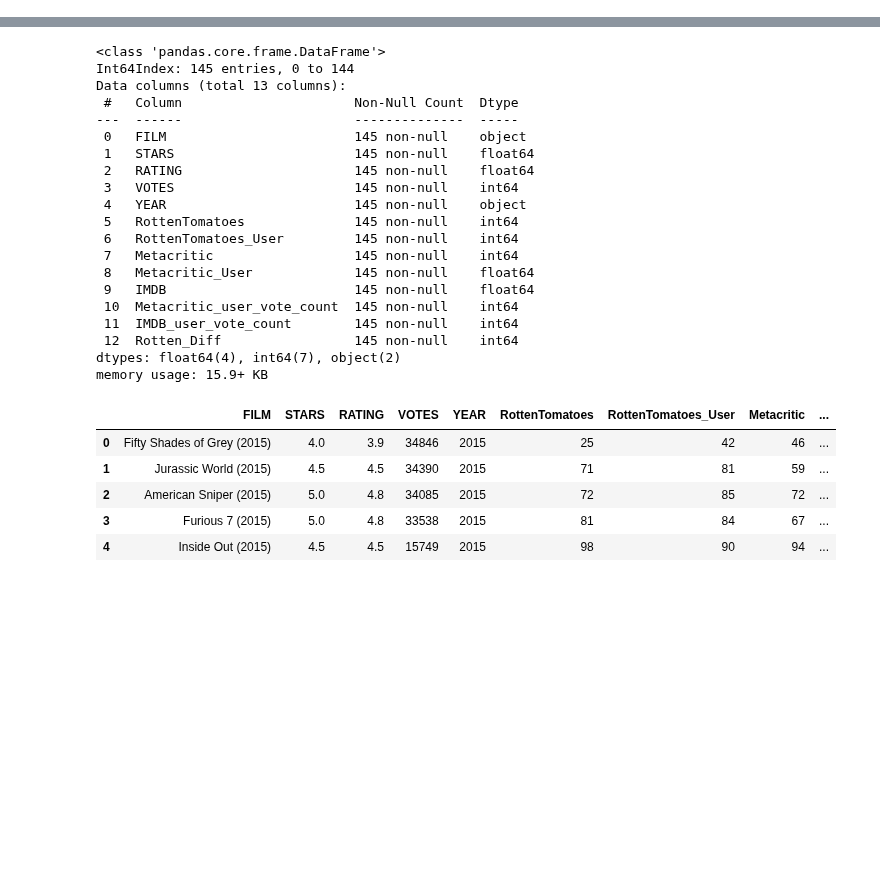
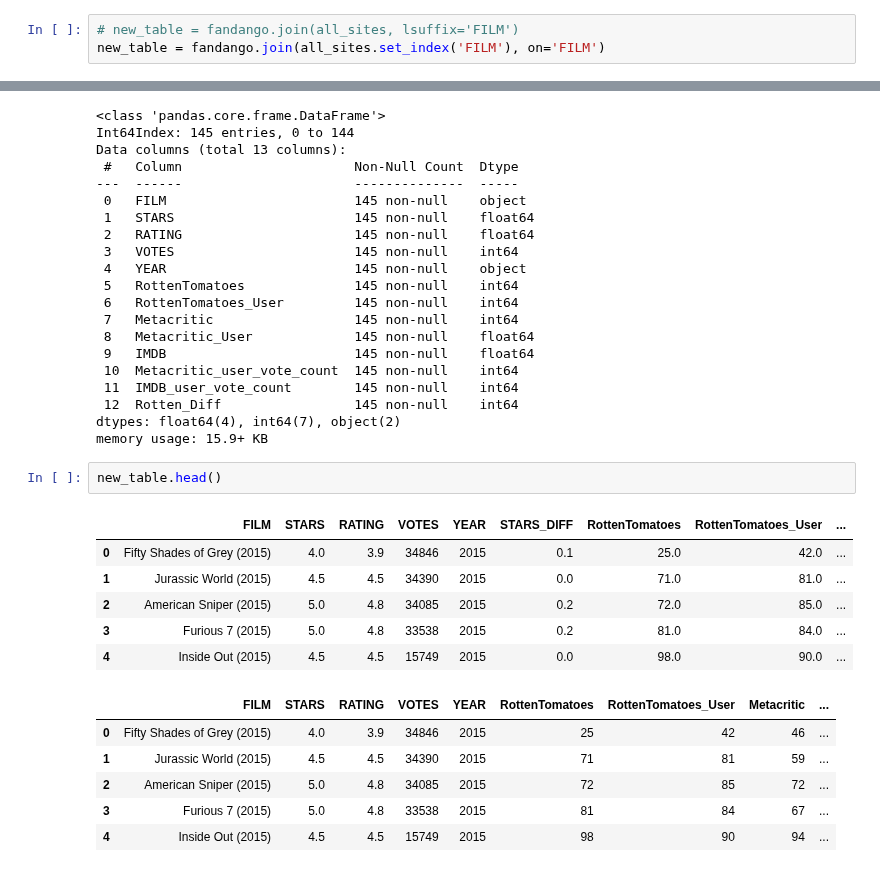
Before and after one commit to Denisse-AB/machine-learning, a Jupyter notebook: Capstone-Project-Numpy-Seaborn.ipynb, the cells around one changed output, grey strips where cells are left out. Cells and saved outputs as stored; diff of their text form; blank space fills up the shorter version.

```diff
--- a/Capstone-Project-Numpy-Seaborn.ipynb
+++ b/Capstone-Project-Numpy-Seaborn.ipynb
@@ -418,0 +423,3 @@ Finally let's begin to explore whether or not Fandango artificially displays hig
+# %%
+# new_table = fandango.join(all_sites, lsuffix='FILM')
+new_table = fandango.join(all_sites.set_index('FILM'), on='FILM')
@@ -438,6 +465,15 @@ Data columns (total 13 columns):
  12  Rotten_Diff                 145 non-null    int64
 dtypes: float64(4), int64(7), object(2)
 memory usage: 15.9+ KB
+# %%
+new_table.head()
+# %% [output]
+|  | FILM | STARS | RATING | VOTES | YEAR | STARS_DIFF | RottenTomatoes | RottenTomatoes_User | ... |
+| 0 | Fifty Shades of Grey (2015) | 4.0 | 3.9 | 34846 | 2015 | 0.1 | 25.0 | 42.0 | ... |
+| 1 | Jurassic World (2015) | 4.5 | 4.5 | 34390 | 2015 | 0.0 | 71.0 | 81.0 | ... |
+| 2 | American Sniper (2015) | 5.0 | 4.8 | 34085 | 2015 | 0.2 | 72.0 | 85.0 | ... |
+| 3 | Furious 7 (2015) | 5.0 | 4.8 | 33538 | 2015 | 0.2 | 81.0 | 84.0 | ... |
+| 4 | Inside Out (2015) | 4.5 | 4.5 | 15749 | 2015 | 0.0 | 98.0 | 90.0 | ... |
 # %%
 # %% [output]
 |  | FILM | STARS | RATING | VOTES | YEAR | RottenTomatoes | RottenTomatoes_User | Metacritic | ... |
```
Also changed, not shown: parts of 12 cells of this notebook.
